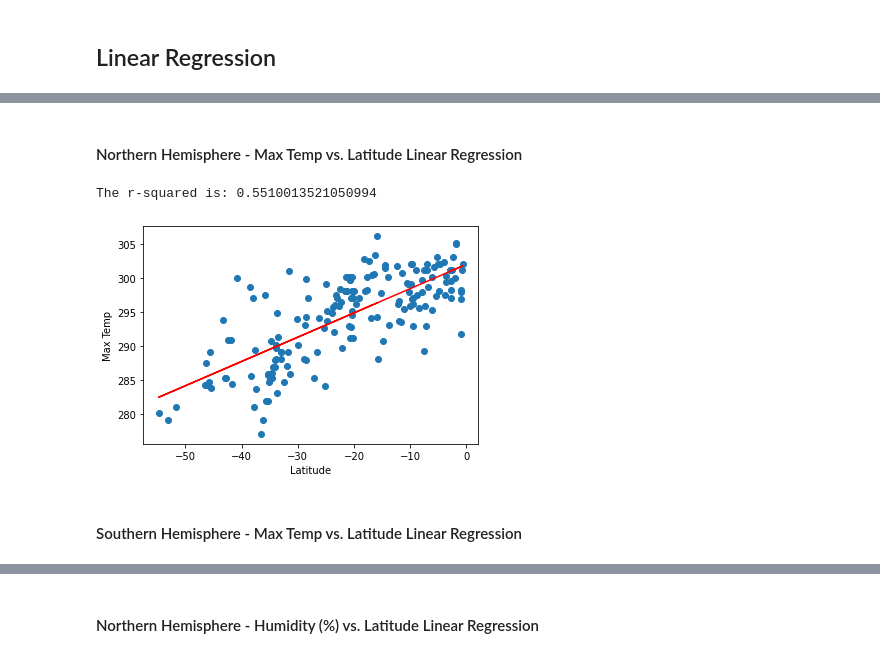
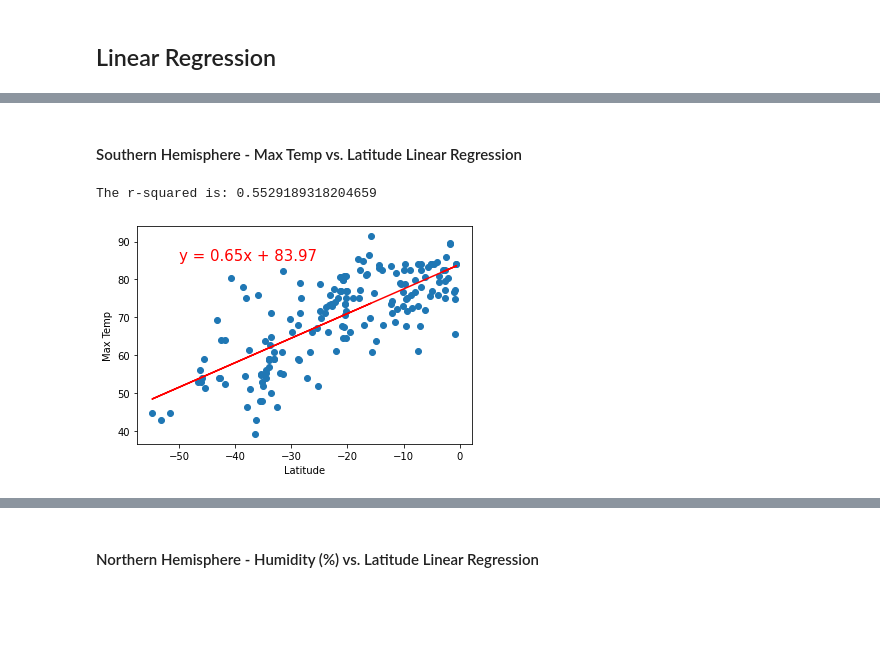
Before and after one commit to Yazz-01/Python_API_challenge, a Jupyter notebook: Weatherpy/weather_main.ipynb, the cells around one changed output, grey strips where cells are left out. Drawn from its saved outputs; the diff is of its cells as text; code cells hidden in the pictures; blank space fills up the shorter version.

```diff
--- a/Weatherpy/weather_main.ipynb
+++ b/Weatherpy/weather_main.ipynb
@@ -156,7 +156,9 @@ for index,row in cities_clean.iterrows():
     curr_country= row["Country"]
 
 # Build query URL
-    query_url =f"{url_current}q={curr_city},{curr_country}&units=(units)&appid={weather_api_key}"
+    query_url =f"{url_current}q={curr_city},{curr_country}&units={units}&appid={weather_api_key}"
+
+
     response= requests.get(query_url).json()
     #print(response)
 # Creating Exceptions to continue runnig the code
@@ -464,29 +462,21 @@ The r-squared is: 0.35691428948376414
 # %% [markdown]
-####  Northern Hemisphere - Max Temp vs. Latitude Linear Regression
+####  Southern Hemisphere - Max Temp vs. Latitude Linear Regression
 # %%
 ### Southern Hemisphere- Max Temp vs. Latitude Linear Regression
 # %%
-# Add the linear regression equation and line to plot
-# Print out the r-squared value along with the plot.
 x_values = Southern_Hemisphere['Lat']
 y_values = Southern_Hemisphere['Max Temp']
 (slope, intercept, rvalue, pvalue, stderr) = linregress(x_values, y_values)
 regress_values = x_values * slope + intercept
 line_eq = "y = " + str(round(slope,2)) + "x + " + str(round(intercept,2))
 plt.scatter(x_values,y_values)
 plt.plot(x_values,regress_values,"r-")
-plt.annotate(line_eq,(6,10),fontsize=15,color="red")
-
-plt.plot(x_axis,regress_values,"r-")
 plt.annotate(line_eq,(-50,85),fontsize=15,color="red")
-
 plt.xlabel('Latitude')
 plt.ylabel('Max Temp')
 print(f"The r-squared is: {rvalue**2}")
 #plt.savefig("Figures/fig5_RP_NHLat_vs_MaxT.png")
 plt.show()
 # %% [output]
-The r-squared is: 0.5510013521050994
+The r-squared is: 0.5529189318204659
-[figure, old version]
+[figure, new version]
-# %% [markdown]
-####  Southern Hemisphere - Max Temp vs. Latitude Linear Regression
```
Also changed, not shown: parts of 29 cells of this notebook.
